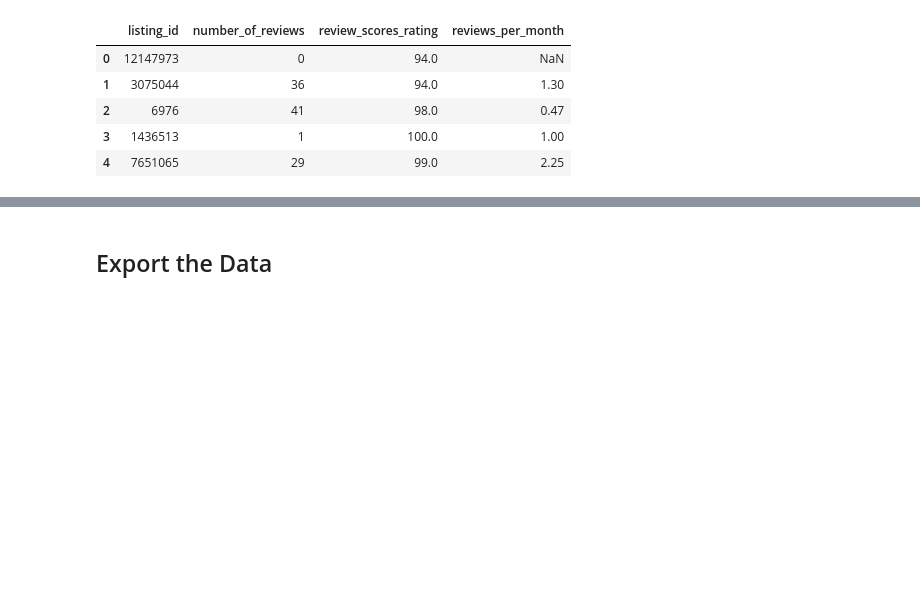
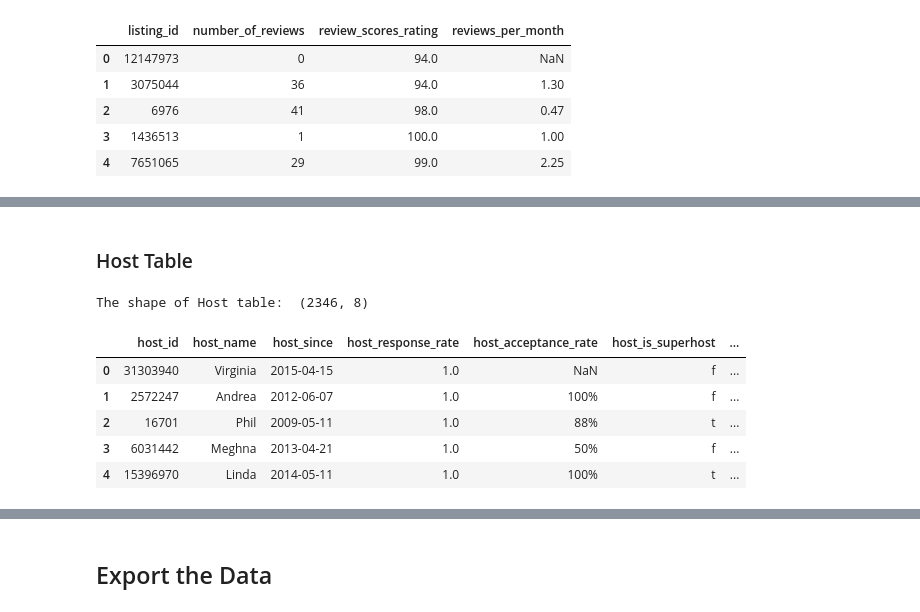
Before and after one commit to Geniusly-Stupid/SQL-Analysis-for-Boston-Airbnb-Open-Data-SI564, a Jupyter notebook: data_clean.ipynb, the cells around one changed output, grey strips where cells are left out. Drawn from its saved outputs; the diff is of its cells as text; code cells hidden in the pictures; blank space fills up the shorter version.

```diff
--- a/data_clean.ipynb
+++ b/data_clean.ipynb
@@ -295,0 +317,18 @@ review_table.head()
+# %% [markdown]
+### Host Table
+# %%
+host_table = listing_df[[
+    "host_id", "host_name", "host_since", "host_response_rate",
+    "host_acceptance_rate", "host_is_superhost",
+    "host_total_listings_count", "neighborhood_id"
+]].drop_duplicates().reset_index(drop=True)
+print("The shape of Host table: ", host_table.shape)
+host_table.head()
+# %% [output]
+The shape of Host table:  (2346, 8)
+|  | host_id | host_name | host_since | host_response_rate | host_acceptance_rate | host_is_superhost | ... |
+| 0 | 31303940 | Virginia | 2015-04-15 | 1.0 | NaN | f | ... |
+| 1 | 2572247 | Andrea | 2012-06-07 | 1.0 | 100% | f | ... |
+| 2 | 16701 | Phil | 2009-05-11 | 1.0 | 88% | t | ... |
+| 3 | 6031442 | Meghna | 2013-04-21 | 1.0 | 50% | f | ... |
+| 4 | 15396970 | Linda | 2014-05-11 | 1.0 | 100% | t | ... |
```
Also changed, not shown: parts of 7 cells of this notebook, 2 other files.
